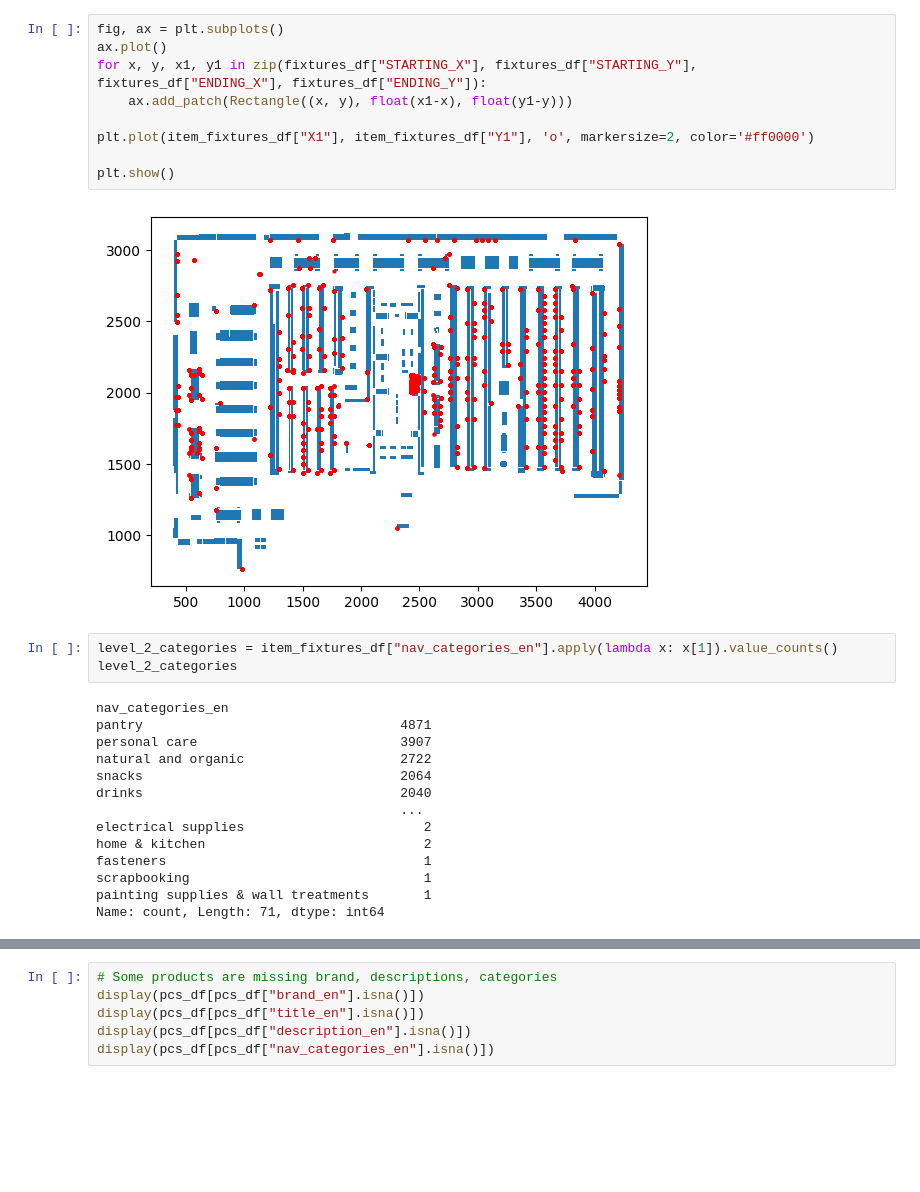
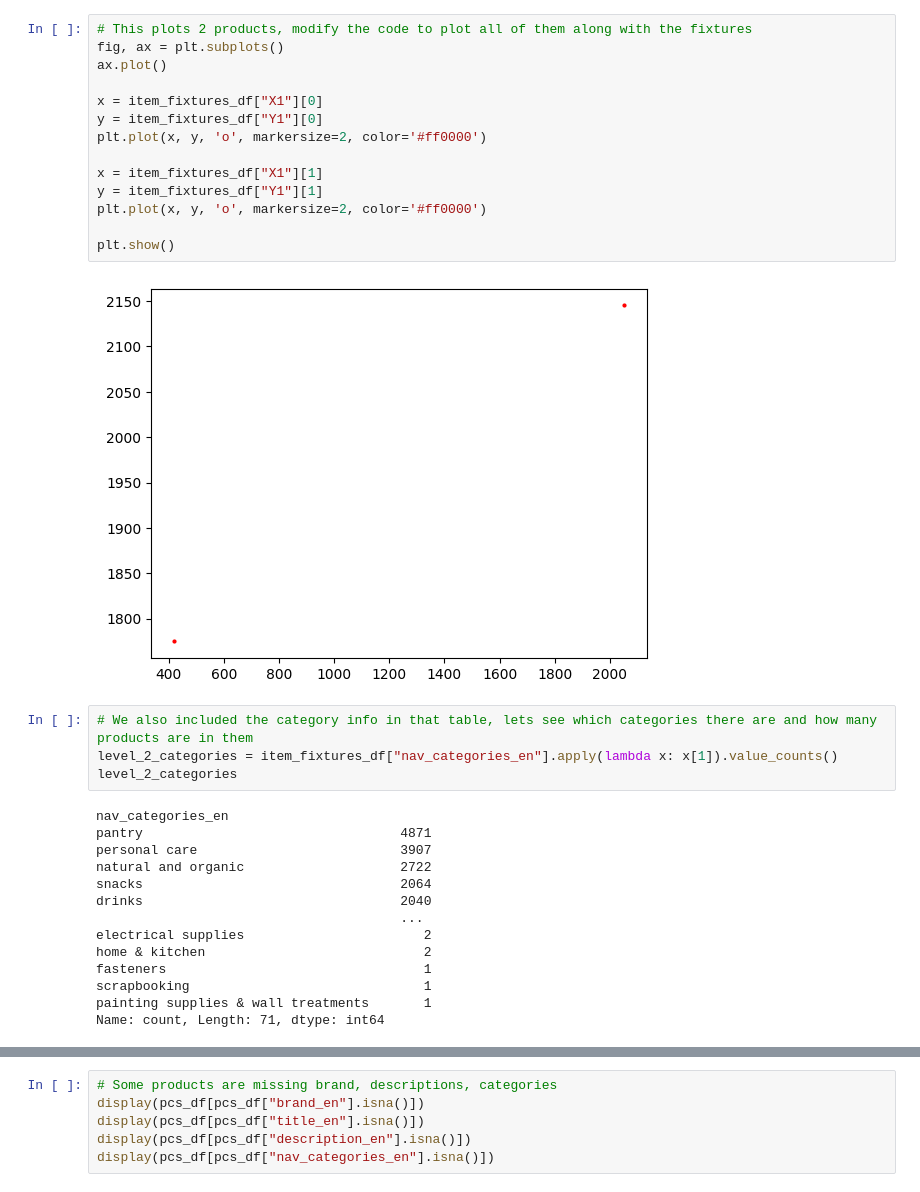
Before and after one commit to jazoomi/LogAnaylzer, a Jupyter notebook: DRS.ipynb, the cells around one changed output, grey strips where cells are left out. Drawn from its saved outputs; the diff is of its cells as text; blank space fills up the shorter version.

```diff
--- a/DRS.ipynb
+++ b/DRS.ipynb
@@ -184,29 +204,35 @@ item_fixtures_df[item_fixtures_df["liam"].str.contains("KG")]
-# %%
-fig, ax = plt.subplots()
-ax.plot()
-for x, y, x1, y1 in zip(fixtures_df["STARTING_X"], fixtures_df["STARTING_Y"], fixtures_df["ENDING_X"], fixtures_df["ENDING_Y"]):
-    ax.add_patch(Rectangle((x, y), float(x1-x), float(y1-y)))
-
-plt.plot(item_fixtures_df["X1"], item_fixtures_df["Y1"], 'o', markersize=2, color='#ff0000')
-
-plt.show()
-# %% [output]
-[figure, removed]
-# %%
-level_2_categories = item_fixtures_df["nav_categories_en"].apply(lambda x: x[1]).value_counts()
-level_2_categories
-# %% [output]
-nav_categories_en
-pantry                                 4871
-personal care                          3907
-natural and organic                    2722
-snacks                                 2064
-drinks                                 2040
-                                       ...
-electrical supplies                       2
-home & kitchen                            2
-fasteners                                 1
-scrapbooking                              1
-painting supplies & wall treatments       1
-Name: count, Length: 71, dtype: int64
+# %%
+# This plots 2 products, modify the code to plot all of them along with the fixtures
+fig, ax = plt.subplots()
+ax.plot()
+
+x = item_fixtures_df["X1"][0]
+y = item_fixtures_df["Y1"][0]
+plt.plot(x, y, 'o', markersize=2, color='#ff0000')
+
+x = item_fixtures_df["X1"][1]
+y = item_fixtures_df["Y1"][1]
+plt.plot(x, y, 'o', markersize=2, color='#ff0000')
+
+plt.show()
+# %% [output]
+[figure, added]
+# %%
+# We also included the category info in that table, lets see which categories there are and how many products are in them
+level_2_categories = item_fixtures_df["nav_categories_en"].apply(lambda x: x[1]).value_counts()
+level_2_categories
+# %% [output]
+nav_categories_en
+pantry                                 4871
+personal care                          3907
+natural and organic                    2722
+snacks                                 2064
+drinks                                 2040
+                                       ...
+electrical supplies                       2
+home & kitchen                            2
+fasteners                                 1
+scrapbooking                              1
+painting supplies & wall treatments       1
+Name: count, Length: 71, dtype: int64
 # %%
```
Also changed, not shown: parts of 11 cells of this notebook.
